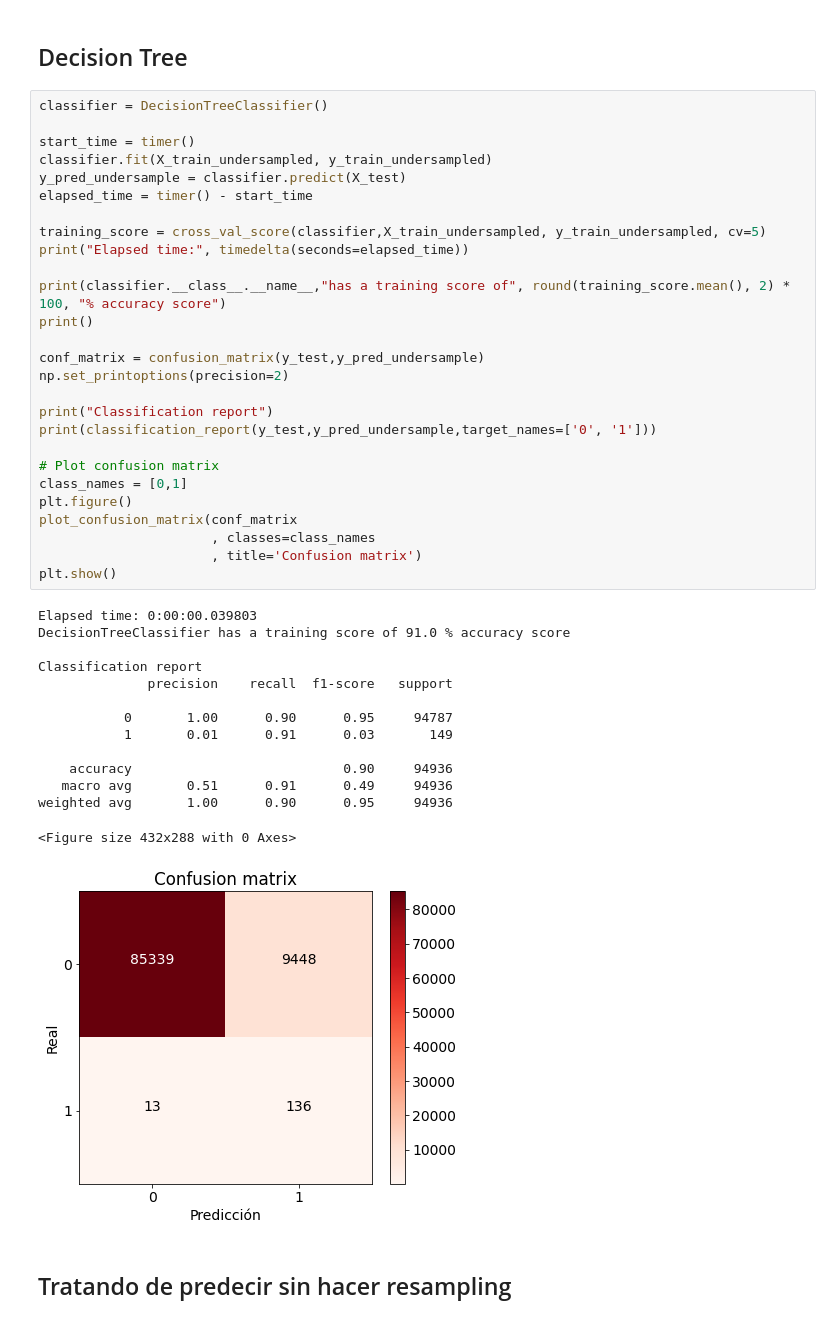
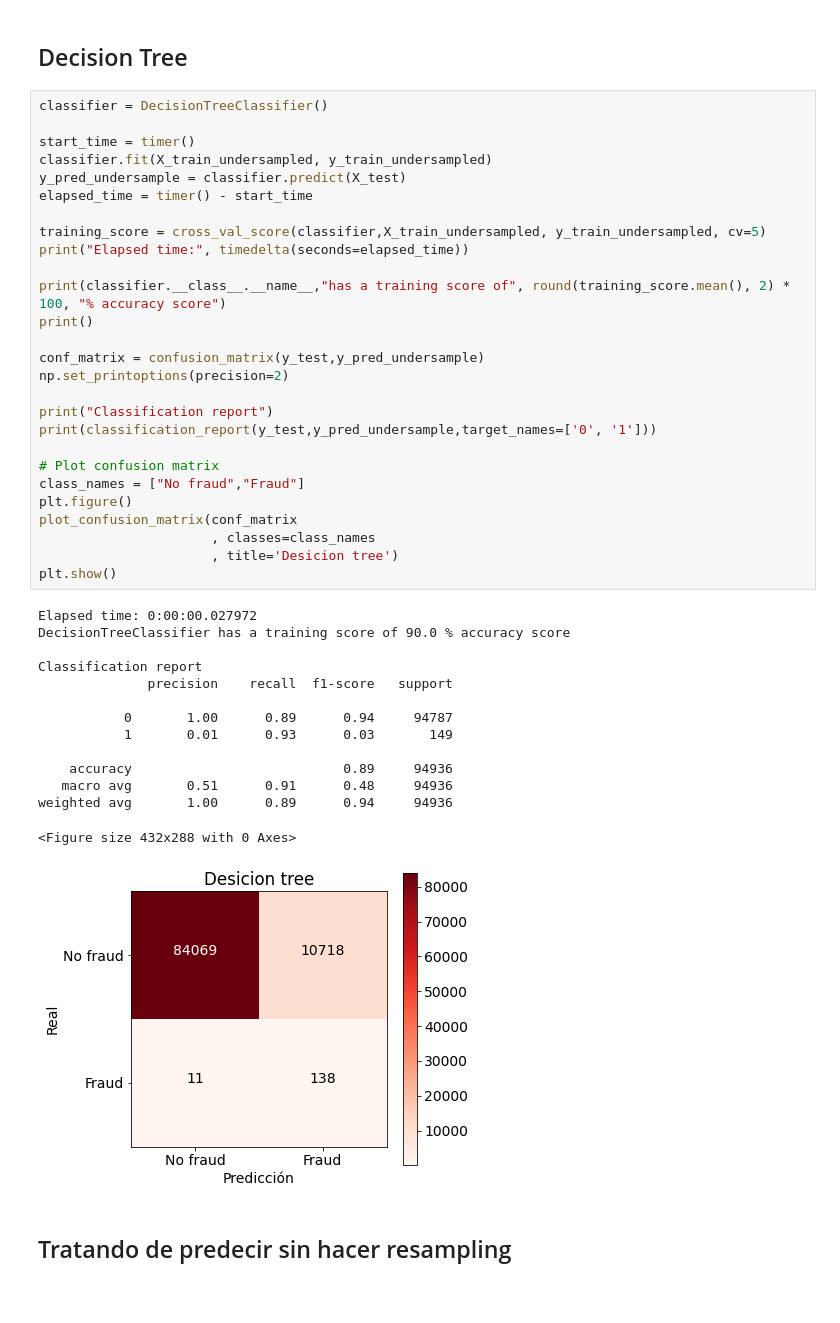
Before and after one commit to gamanc/AnomalyDetection, a Jupyter notebook: AnomalyDetection.ipynb, the cells around one changed output. Cells and saved outputs as stored; diff of their text form; blank space fills up the shorter version.

```diff
--- a/AnomalyDetection.ipynb
+++ b/AnomalyDetection.ipynb
@@ -364,43 +363,43 @@ classifier = DecisionTreeClassifier()
 
 start_time = timer()
 classifier.fit(X_train_undersampled, y_train_undersampled)
 y_pred_undersample = classifier.predict(X_test)
 elapsed_time = timer() - start_time
 
 training_score = cross_val_score(classifier,X_train_undersampled, y_train_undersampled, cv=5)
 print("Elapsed time:", timedelta(seconds=elapsed_time))
 
 print(classifier.__class__.__name__,"has a training score of", round(training_score.mean(), 2) * 100, "% accuracy score")
 print()
 
 conf_matrix = confusion_matrix(y_test,y_pred_undersample)
 np.set_printoptions(precision=2)
 
 print("Classification report")
 print(classification_report(y_test,y_pred_undersample,target_names=['0', '1']))
 
 # Plot confusion matrix
-class_names = [0,1]
+class_names = ["No fraud","Fraud"]
 plt.figure()
 plot_confusion_matrix(conf_matrix
                       , classes=class_names
-                      , title='Confusion matrix')
+                      , title='Desicion tree')
 plt.show()
 # %% [output]
-Elapsed time: 0:00:00.039803
-DecisionTreeClassifier has a training score of 91.0 % accuracy score
+Elapsed time: 0:00:00.027972
+DecisionTreeClassifier has a training score of 90.0 % accuracy score
 
 Classification report
               precision    recall  f1-score   support
 
-           0       1.00      0.90      0.95     94787
-           1       0.01      0.91      0.03       149
+           0       1.00      0.89      0.94     94787
+           1       0.01      0.93      0.03       149
 
-    accuracy                           0.90     94936
-   macro avg       0.51      0.91      0.49     94936
-weighted avg       1.00      0.90      0.95     94936
+    accuracy                           0.89     94936
+   macro avg       0.51      0.91      0.48     94936
+weighted avg       1.00      0.89      0.94     94936
 <Figure size 432x288 with 0 Axes>
-[figure, old version]
+[figure, new version]
 # %% [markdown]
 ## Tratando de predecir sin hacer resampling
 # %%
```
Also changed, not shown: parts of 4 cells of this notebook.
